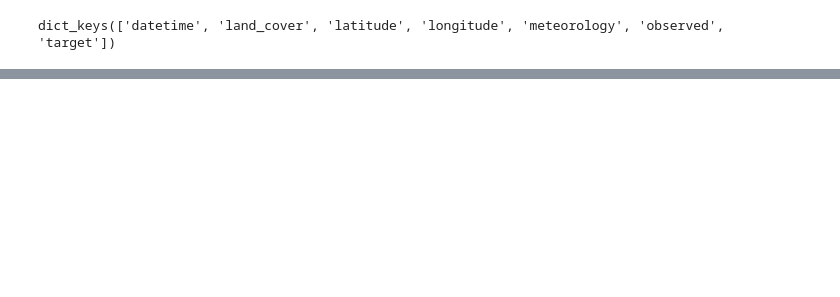
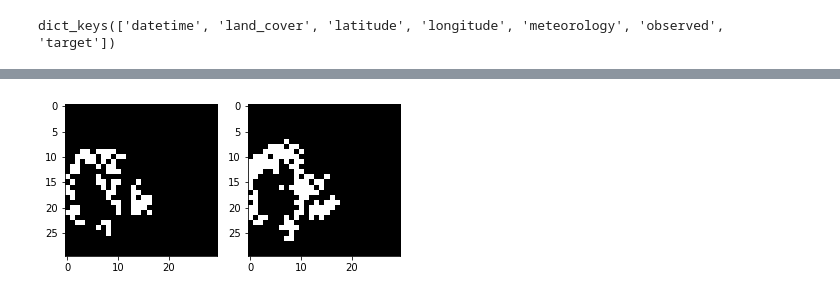
Before and after one commit to Cumberiris/WildFirePerdiction, a Jupyter notebook: cnn-test.ipynb, the cells around one changed output, grey strips where cells are left out. Saved outputs shown, nothing was run; the diff lists cells and outputs as text; code cells hidden in the pictures; blank space fills up the shorter version.

```diff
--- a/cnn-test.ipynb
+++ b/cnn-test.ipynb
@@ -98,6 +142,7 @@ VEG_NAME = 'EVT'
 FUEL_NAMES = ['CBD', 'CBH', 'CC', 'CH']
 # %%
 image1 = train_data['observed'][TRAINING_POINT]
-feature = train_data['land_cover'][TRAINING_POINT][LAND_COVER_LAYER_NAME_TO_IND["ASP"]]
+target1 = train_data['target'][TRAINING_POINT]
+feature1 = train_data['land_cover'][TRAINING_POINT]
 # %%
 
@@ -131,0 +185,7 @@ RuntimeError: Can't call numpy() on Variable that requires grad. Use var.detach(
+# %%
+fig, ax = plt.subplots(1,2)
+ax[0].imshow(target1[0], cmap='gray')
+ax[1].imshow(target1[1], cmap='gray')
+plt.show()
+# %% [output]
+[figure, added]
```
Also changed, not shown: parts of 24 cells of this notebook.
